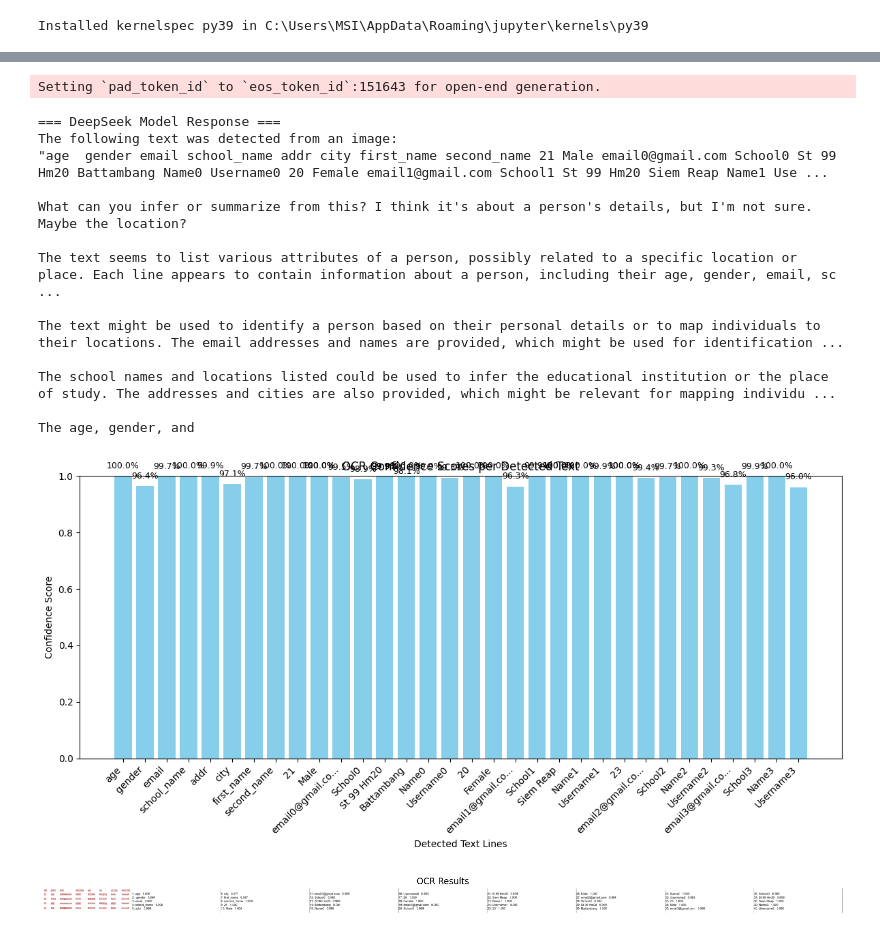
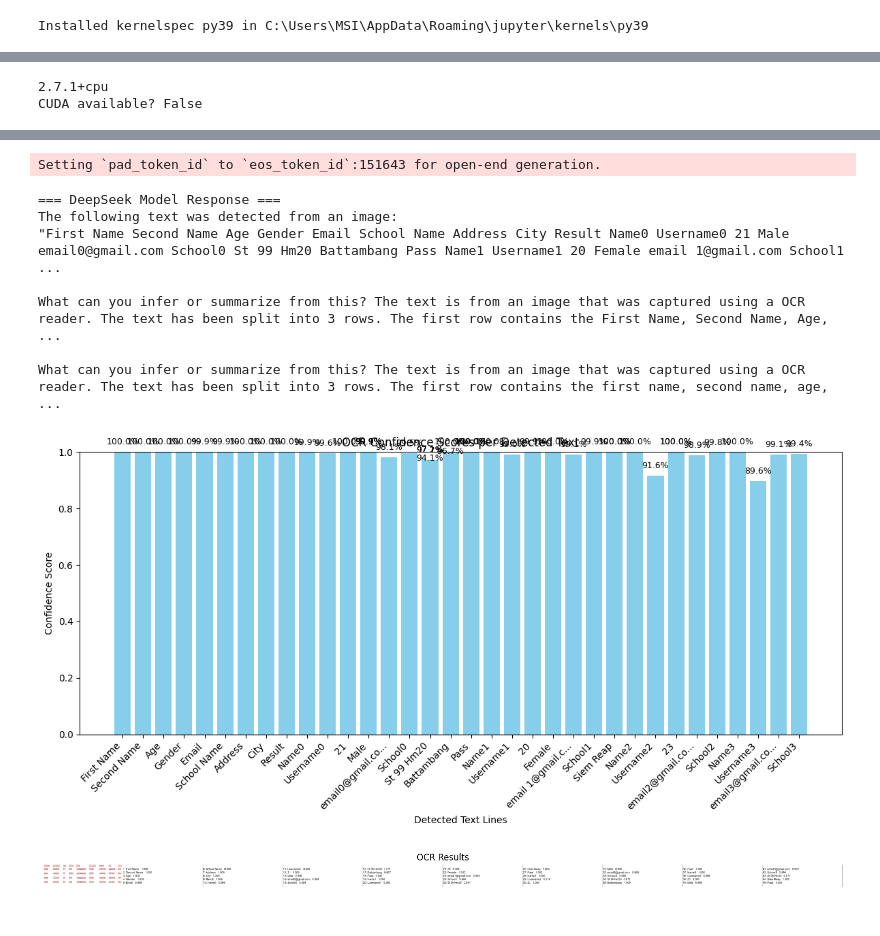
Before and after one commit to JackyDOM/Oject_YOLO, a Jupyter notebook: train_model.ipynb, the cells around one changed output, grey strips where cells are left out. Cells and saved outputs as stored; diff of their text form; code cells hidden in the pictures.

```diff
--- a/train_model.ipynb
+++ b/train_model.ipynb
@@ -518,9 +511,18 @@ print(result)
+# %%
+import torch
+print(torch.__version__)
+print("CUDA available?", torch.cuda.is_available())
+# %% [output]
+2.7.1+cpu
+CUDA available? False
 # %%
 from paddleocr import PaddleOCR, draw_ocr
 from PIL import Image
 import matplotlib.pyplot as plt
 from transformers import AutoTokenizer, AutoModelForCausalLM
 import torch
+import os
+import json
 
 # ----------------- DEEPSEEK PART -----------------
 deepseek_model_path = "C:/Users/MSI/Documents/Thesis_Project/Automste_Testing_DeepSeek_Model/Fine-Tuning-Deep-Seek_R1/deepseek_r1_model"
@@ -533,33 +535,43 @@ deepseek_model = AutoModelForCausalLM.from_pretrained(
 deepseek_model.eval()
 
 # ----------------- OCR PART -----------------
-# Initialize PaddleOCR
 ocr = PaddleOCR(use_angle_cls=True, lang='en')
-img_path = 'students_rotated_3.png'
+img_path = 'new_image.png'
+result = ocr.ocr(img_path, cls=True)
 
-# Perform OCR
-result = ocr.ocr(img_path, cls=True)
-for line in result[0]:
-    print(line)
-
-# Prepare data for drawing and plotting
+# Extract data
 image = Image.open(img_path).convert('RGB')
 boxes = [line[0] for line in result[0]]
 txts = [line[1][0] for line in result[0]]
 scores = [line[1][1] for line in result[0]]
 
-# Draw OCR results
+# ----------------- SAVE OCR RESULT TO JSON -----------------
+output_dir = 'ocr/extract_ocr'
+os.makedirs(output_dir, exist_ok=True)
+
+ocr_json_data = []
+for line in result[0]:
+    entry = {
+        'bounding_box': line[0],
+        'text': line[1][0],
+        'confidence': line[1][1]
+    }
+    ocr_json_data.append(entry)
+
+json_path = os.path.join(output_dir, 'ocr_output.json')
+with open(json_path, 'w', encoding='utf-8') as f:
+    json.dump(ocr_json_data, f, indent=4, ensure_ascii=False)
+
+print(f"\n✅ OCR text successfully saved to: {json_path}")
+
+# ----------------- DRAW OCR RESULTS -----------------
 im_show = draw_ocr(image, boxes, txts, scores, font_path='C:/Windows/Fonts/arial.ttf')
 im_show_pil = Image.fromarray(im_show)
 
 # ----------------- DEEPSEEK PROMPTING -----------------
-# Join all OCR-detected text
 ocr_text = " ".join(txts)
-
-# Prompt for DeepSeek
 prompt = f"The following text was detected from an image:\n\"{ocr_text}\"\n\nWhat can you infer or summarize from this?"
 
-# Tokenize and generate
 inputs = tokenizer(prompt, return_tensors="pt").to("cpu")
 with torch.no_grad():
     outputs = deepseek_model.generate(
@@ -570,13 +582,11 @@ with torch.no_grad():
         top_p=0.95
     )
 
-# Decode and print response
 response = tokenizer.decode(outputs[0], skip_special_tokens=True)
 print("\n=== DeepSeek Model Response ===")
 print(response)
 
-# ----------------- PLOTTING PART -----------------
-# Plot confidence scores
+# ----------------- PLOT CONFIDENCE SCORES -----------------
 x_labels = [txt if len(txt) <= 15 else txt[:15] + '...' for txt in txts]
 
 plt.figure(figsize=(12, 6))
@@ -587,7 +597,6 @@ plt.ylabel('Confidence Score')
 plt.title('OCR Confidence Scores per Detected Text')
 plt.xticks(rotation=45, ha='right')
 
-# Add % labels above bars
 for bar, score in zip(bars, scores):
     height = bar.get_height()
     plt.text(bar.get_x() + bar.get_width() / 2, height + 0.02, f'{score*100:.1f}%',
@@ -596,7 +605,7 @@ for bar, score in zip(bars, scores):
 plt.tight_layout()
 plt.show()
 
-# Show image with OCR boxes and text
+# ----------------- SHOW OCR RESULT IMAGE -----------------
 im_show_pil.show()
 
 plt.figure(figsize=(20, 20))
@@ -625,16 +623,10 @@ plt.show()
 Setting `pad_token_id` to `eos_token_id`:151643 for open-end generation.
 === DeepSeek Model Response ===
 The following text was detected from an image:
-"age  gender email school_name addr city first_name second_name 21 Male email0@gmail.com School0 St 99 Hm20 Battambang Name0 Username0 20 Female email1@gmail.com School1 St 99 Hm20 Siem Reap Name1 Use ...
+"First Name Second Name Age Gender Email School Name Address City Result Name0 Username0 21 Male email0@gmail.com School0 St 99 Hm20 Battambang Pass Name1 Username1 20 Female email 1@gmail.com School1 ...
 
-What can you infer or summarize from this? I think it's about a person's details, but I'm not sure. Maybe the location?
+What can you infer or summarize from this? The text is from an image that was captured using a OCR reader. The text has been split into 3 rows. The first row contains the First Name, Second Name, Age, ...
 
-The text seems to list various attributes of a person, possibly related to a specific location or place. Each line appears to contain information about a person, including their age, gender, email, sc ...
-
-The text might be used to identify a person based on their personal details or to map individuals to their locations. The email addresses and names are provided, which might be used for identification ...
-
-The school names and locations listed could be used to infer the educational institution or the place of study. The addresses and cities are also provided, which might be relevant for mapping individu ...
-
-The age, gender, and
+What can you infer or summarize from this? The text is from an image that was captured using a OCR reader. The text has been split into 3 rows. The first row contains the first name, second name, age, ...
-[figure, old version]
+[figure, new version]
-[figure, old version]
+[figure, new version]
```
Also changed, not shown: parts of 7 cells of this notebook, 4 other files.
